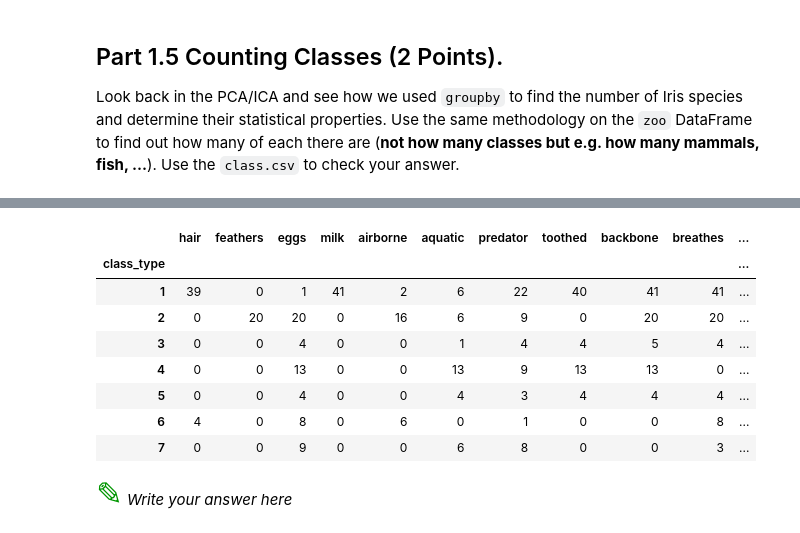
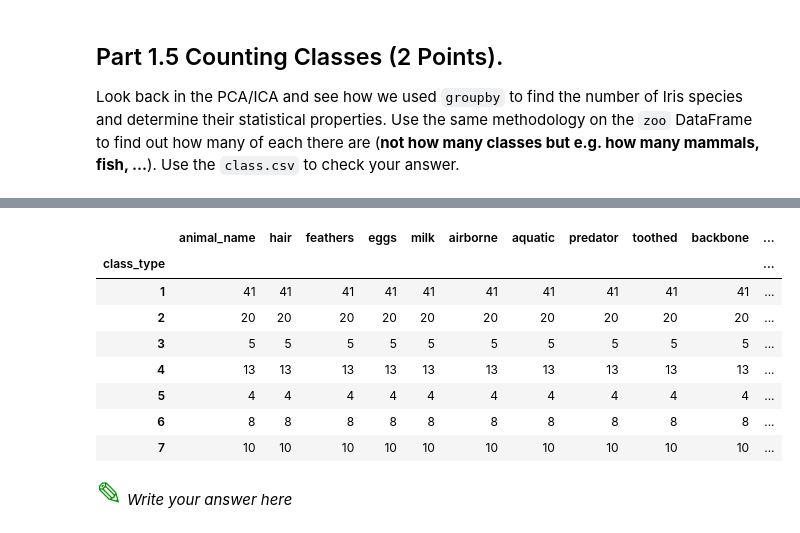
Before and after one commit to JialinQiu/CMSE202-s23-turnin, a Jupyter notebook: hw-02/HW-02_PandasAndObjects-JialinQiu.ipynb, the cells around one changed output, grey strips where cells are left out. Drawn from its saved outputs; the diff is of its cells as text; code cells hidden in the pictures.

```diff
--- a/hw-02/HW-02_PandasAndObjects-JialinQiu.ipynb
+++ b/hw-02/HW-02_PandasAndObjects-JialinQiu.ipynb
@@ -178,16 +161,16 @@ zd
-# %%
-mammal = zoo.groupby(["class_type"]).sum()
-mammal
-# %% [output]
-|  | hair | feathers | eggs | milk | airborne | aquatic | predator | toothed | backbone | breathes | ... |
-| class_type |  |  |  |  |  |  |  |  |  |  | ... |
-| 1 | 39 | 0 | 1 | 41 | 2 | 6 | 22 | 40 | 41 | 41 | ... |
-| 2 | 0 | 20 | 20 | 0 | 16 | 6 | 9 | 0 | 20 | 20 | ... |
-| 3 | 0 | 0 | 4 | 0 | 0 | 1 | 4 | 4 | 5 | 4 | ... |
-| 4 | 0 | 0 | 13 | 0 | 0 | 13 | 9 | 13 | 13 | 0 | ... |
-| 5 | 0 | 0 | 4 | 0 | 0 | 4 | 3 | 4 | 4 | 4 | ... |
-| 6 | 4 | 0 | 8 | 0 | 6 | 0 | 1 | 0 | 0 | 8 | ... |
-| 7 | 0 | 0 | 9 | 0 | 0 | 6 | 8 | 0 | 0 | 3 | ... |
+# %%
+grouped_animals = zoo.groupby("class_type")
+grouped_animals.count()
+# %% [output]
+|  | animal_name | hair | feathers | eggs | milk | airborne | aquatic | predator | toothed | backbone | ... |
+| class_type |  |  |  |  |  |  |  |  |  |  | ... |
+| 1 | 41 | 41 | 41 | 41 | 41 | 41 | 41 | 41 | 41 | 41 | ... |
+| 2 | 20 | 20 | 20 | 20 | 20 | 20 | 20 | 20 | 20 | 20 | ... |
+| 3 | 5 | 5 | 5 | 5 | 5 | 5 | 5 | 5 | 5 | 5 | ... |
+| 4 | 13 | 13 | 13 | 13 | 13 | 13 | 13 | 13 | 13 | 13 | ... |
+| 5 | 4 | 4 | 4 | 4 | 4 | 4 | 4 | 4 | 4 | 4 | ... |
+| 6 | 8 | 8 | 8 | 8 | 8 | 8 | 8 | 8 | 8 | 8 | ... |
+| 7 | 10 | 10 | 10 | 10 | 10 | 10 | 10 | 10 | 10 | 10 | ... |
 # %% [markdown]
 <font size=6 color="#009600">&#9998;</font> *Write your answer here*
 # %% [markdown]
```
Also changed, not shown: parts of 13 cells of this notebook.
